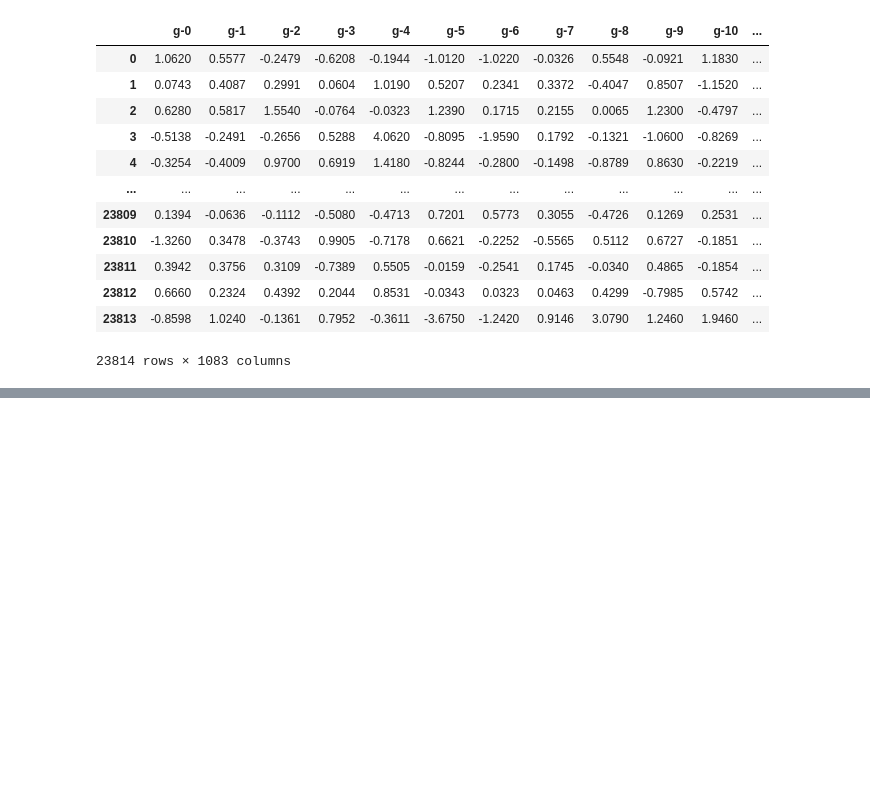
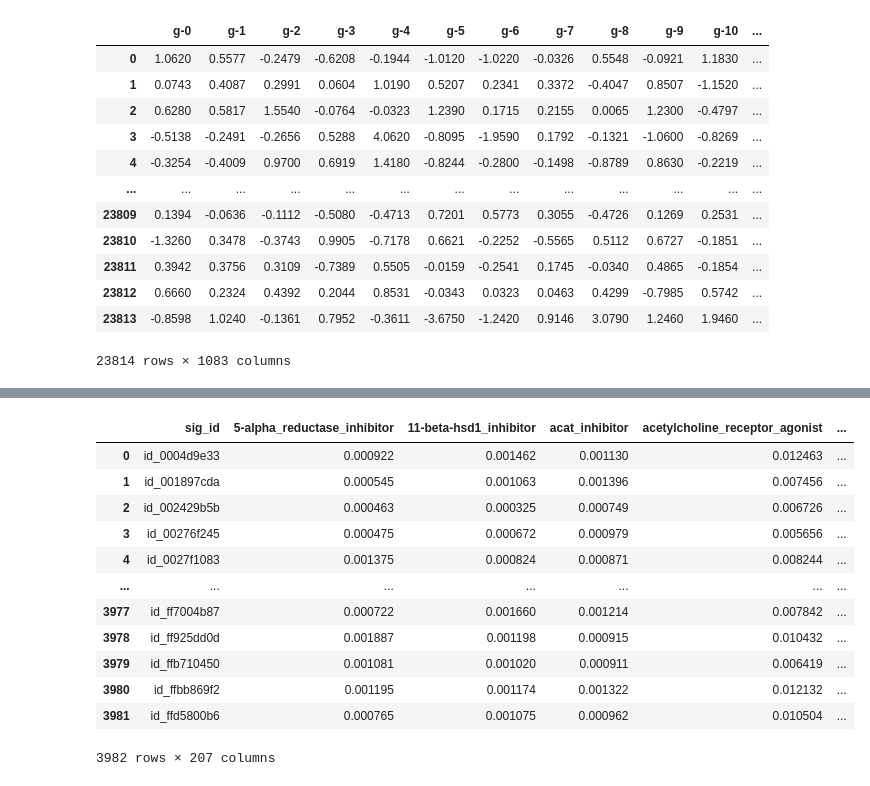
Before and after one commit to mmanera/moa-kaggle, a Jupyter notebook: moa_baseline.ipynb, the cells around one changed output, grey strips where cells are left out. Cells and saved outputs as stored; diff of their text form; code cells hidden in the pictures; blank space fills up the shorter version.

```diff
--- a/moa_baseline.ipynb
+++ b/moa_baseline.ipynb
@@ -57,7 +48,7 @@ ctl_vehicle     1866
 Name: cp_type, dtype: int64
 # %%
 train = train_features.merge(train_targets_scored, on='sig_id')
-
+test = test_features
 # If we choose to drop train_features[train['cp_type']=='ctl_vehicle'], uncomment.
 # train = train[train['cp_type']!='ctl_vehicle'].reset_index(drop=True)
 # test = test_features[test_features['cp_type']!='ctl_vehicle'].reset_index(drop=True)
@@ -257,2 +247,27 @@ EPOCH: 1, train_loss: 0.018412931478597263
+# %%
+model
+test_df = process_data(test)
+x_test  = test_df[feature_cols].values
+test_dataset = TestDataset(x_test)
+testloader = torch.utils.data.DataLoader(test_dataset)
+
+def inference_fn(model, dataloader, device):
+    model.eval()
+    preds = []
+
+    for data in dataloader:
+        inputs = data['x'].to(device)
+
+        with torch.no_grad():
+            outputs = model(inputs)
+
+        preds.append(outputs.sigmoid().detach().cpu().numpy())
+
+    preds = np.concatenate(preds)
+
+    return preds
+
+predictions = np.zeros((len(test_df), target.iloc[:, 1:].shape[1]))
+predictions = inference_fn(model, testloader, DEVICE)
 # %%
 sample_submission = pd.read_csv('/content/drive/My Drive/moa/sample_submission.csv')
@@ -262,0 +289,4 @@ sample_submission = pd.read_csv('/content/drive/My Drive/moa/sample_submission.c
+# %%
+y = pd.DataFrame(data=predictions)
+y.columns = target_cols
+y
@@ -262,0 +307,22 @@ sample_submission = pd.read_csv('/content/drive/My Drive/moa/sample_submission.c
+# %%
+sub = sample_submission.drop(columns=target_cols)
+frames = [sub, y]
+sub = pd.concat(frames, axis=1)
+# %%
+submission = sub.to_csv("submission.csv",index=False)
+teste = pd.read_csv("submission.csv")
+teste
+# %% [output]
+|  | sig_id | 5-alpha_reductase_inhibitor | 11-beta-hsd1_inhibitor | acat_inhibitor | acetylcholine_receptor_agonist | ... |
+| 0 | id_0004d9e33 | 0.000922 | 0.001462 | 0.001130 | 0.012463 | ... |
+| 1 | id_001897cda | 0.000545 | 0.001063 | 0.001396 | 0.007456 | ... |
+| 2 | id_002429b5b | 0.000463 | 0.000325 | 0.000749 | 0.006726 | ... |
+| 3 | id_00276f245 | 0.000475 | 0.000672 | 0.000979 | 0.005656 | ... |
+| 4 | id_0027f1083 | 0.001375 | 0.000824 | 0.000871 | 0.008244 | ... |
+| ... | ... | ... | ... | ... | ... | ... |
+| 3977 | id_ff7004b87 | 0.000722 | 0.001660 | 0.001214 | 0.007842 | ... |
+| 3978 | id_ff925dd0d | 0.001887 | 0.001198 | 0.000915 | 0.010432 | ... |
+| 3979 | id_ffb710450 | 0.001081 | 0.001020 | 0.000911 | 0.006419 | ... |
+| 3980 | id_ffbb869f2 | 0.001195 | 0.001174 | 0.001322 | 0.012132 | ... |
+| 3981 | id_ffd5800b6 | 0.000765 | 0.001075 | 0.000962 | 0.010504 | ... |
+3982 rows × 207 columns
```
Also changed, not shown: parts of 9 cells of this notebook.
